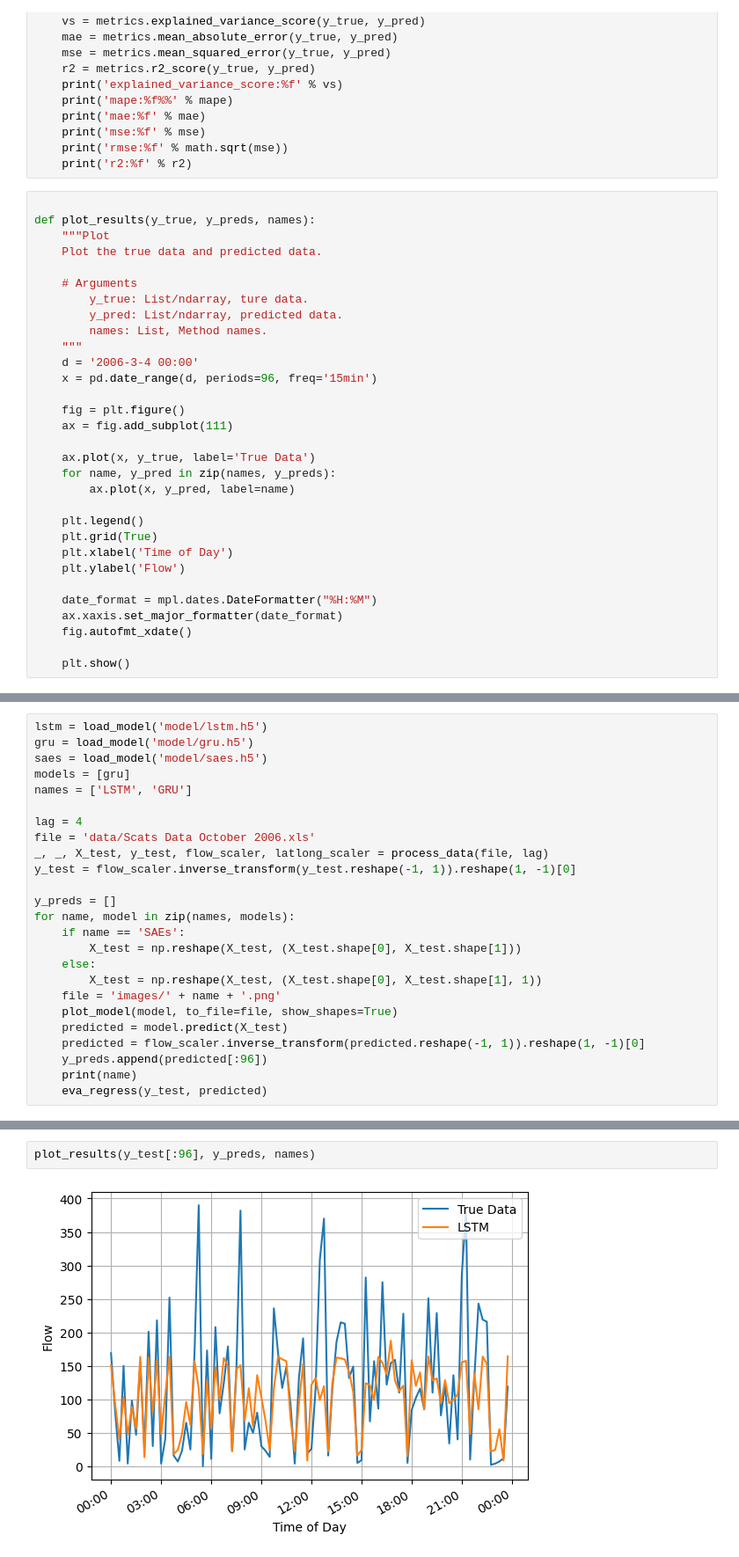
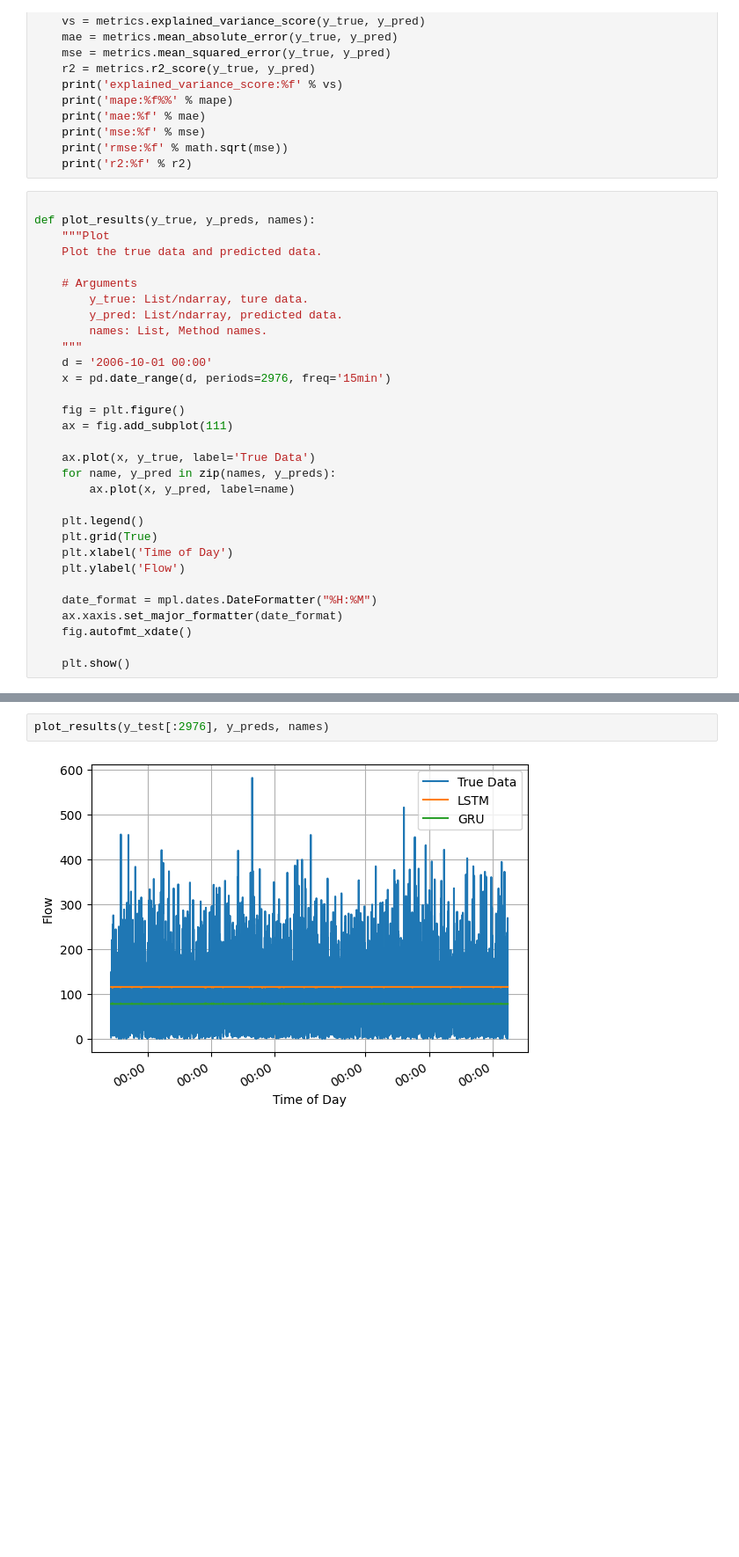
Before and after one commit to newbee1905/TrafficFlowPrediction, a Jupyter notebook: main.ipynb, the cells around one changed output, grey strips where cells are left out. Shown at 88% size. Drawn from its saved outputs; the diff is of its cells as text; blank space fills up the shorter version.

Commit message:
feat(testing): Update data manipulation

```diff
--- a/main.ipynb
+++ b/main.ipynb
@@ -75,8 +75,8 @@ def plot_results(y_true, y_preds, names):
         y_pred: List/ndarray, predicted data.
         names: List, Method names.
     """
-    d = '2006-3-4 00:00'
-    x = pd.date_range(d, periods=96, freq='15min')
+    d = '2006-10-01 00:00'
+    x = pd.date_range(d, periods=2976, freq='15min')
 
     fig = plt.figure()
     ax = fig.add_subplot(111)
@@ -130,25 +140,0 @@ array([[ 10.],
-# %%
-lstm = load_model('model/lstm.h5')
-gru = load_model('model/gru.h5')
-saes = load_model('model/saes.h5')
-models = [gru]
-names = ['LSTM', 'GRU']
-
-lag = 4
-file = 'data/Scats Data October 2006.xls'
-_, _, X_test, y_test, flow_scaler, latlong_scaler = process_data(file, lag)
-y_test = flow_scaler.inverse_transform(y_test.reshape(-1, 1)).reshape(1, -1)[0]
-
-y_preds = []
-for name, model in zip(names, models):
-    if name == 'SAEs':
-        X_test = np.reshape(X_test, (X_test.shape[0], X_test.shape[1]))
-    else:
-        X_test = np.reshape(X_test, (X_test.shape[0], X_test.shape[1], 1))
-    file = 'images/' + name + '.png'
-    plot_model(model, to_file=file, show_shapes=True)
-    predicted = model.predict(X_test)
-    predicted = flow_scaler.inverse_transform(predicted.reshape(-1, 1)).reshape(1, -1)[0]
-    y_preds.append(predicted[:96])
-    print(name)
-    eva_regress(y_test, predicted)
@@ -164,4 +141,4 @@ r2:0.432444
 # %%
-plot_results(y_test[:96], y_preds, names)
+plot_results(y_test[:2976], y_preds, names)
 # %% [output]
-[figure, old version]
+[figure, new version]
```
Also changed, not shown: parts of 4 cells of this notebook, 12 other files.
